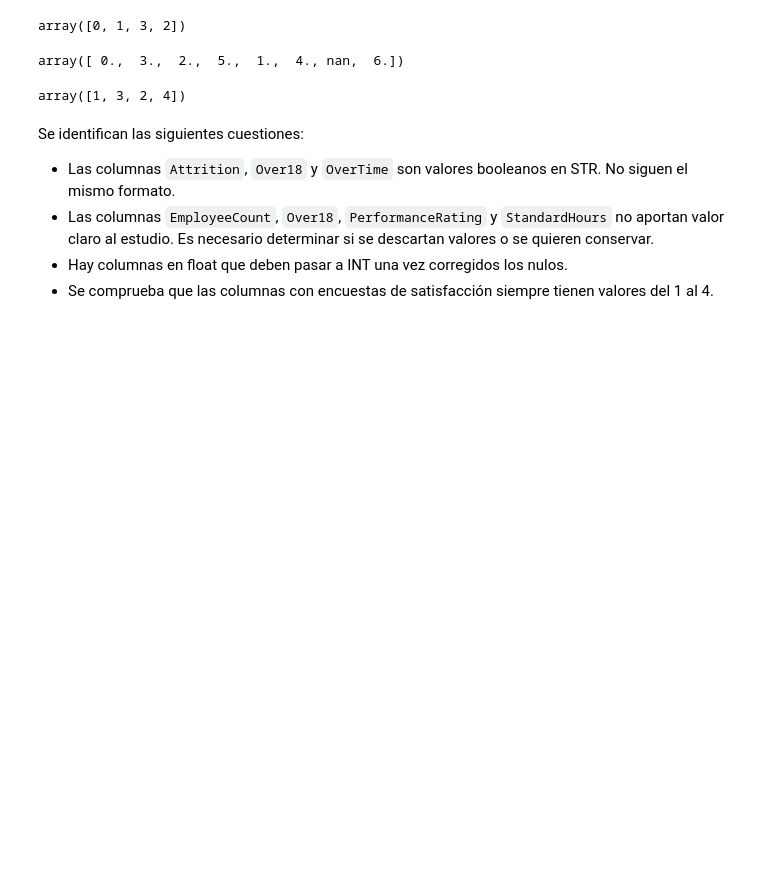
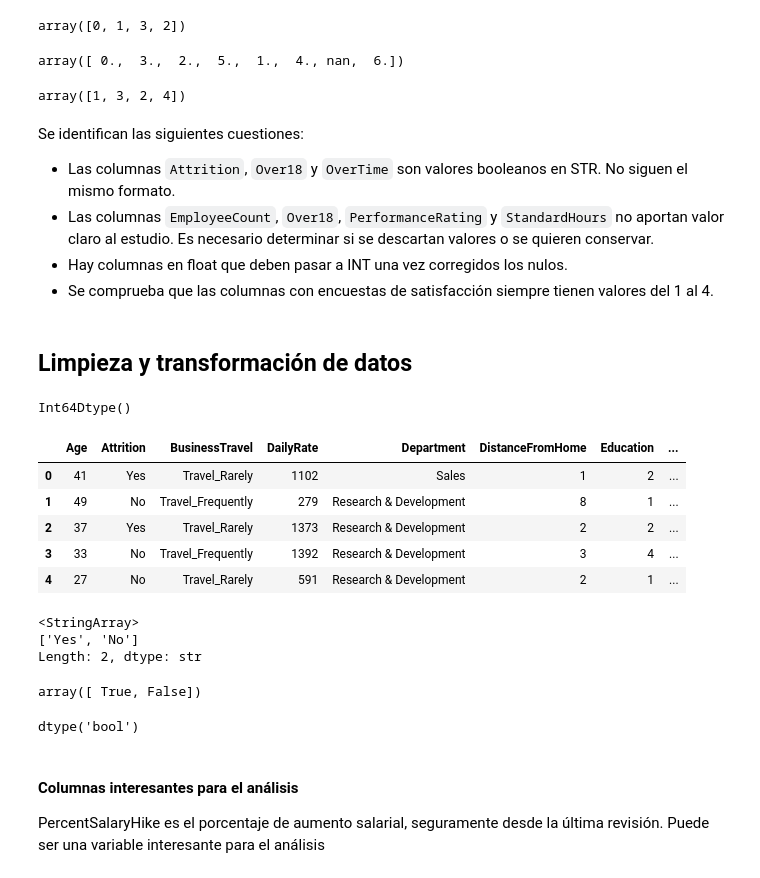
Before and after one commit to Adalab/project-da-promo-67-modulo-3-team-2, a Jupyter notebook: EDA_transformacion_limpieza.ipynb, the cells around one changed output. Saved outputs shown, nothing was run; the diff lists cells and outputs as text; code cells hidden in the pictures; blank space fills up the shorter version.

Commit message:
Transformaciones columnas Age, JobRole y Attrition

```diff
--- a/EDA.ipynb
+++ b/EDA_transformacion_limpieza.ipynb
@@ -205,3 +205,52 @@ Se identifican las siguientes cuestiones:
 * Las columnas `EmployeeCount`, `Over18`, `PerformanceRating` y `StandardHours` no aportan valor claro al estudio. Es necesario determinar si se descartan valores o se quieren conservar.
 * Hay columnas en float que deben pasar a INT una vez corregidos los nulos.
 * Se comprueba que las columnas con encuestas de satisfacción siempre tienen valores del 1 al 4.
+# %% [markdown]
+## Limpieza y transformación de datos
+# %%
+#Convertimos la columna Age a número entero
+## Usamos Int64 en vez de int porque Age tiene valores nulos.
+# El tipo Int64 permite trabajar con enteros y mantener los nulos como <NA>.
+df['Age'] = df['Age'].astype('Int64')
+df['Age'].dtype
+# %% [output]
+Int64Dtype()
+# %%
+# Convertimos JobRole a minúsculas y eliminamos espacios sobrantes
+# al principio y al final de cada valor.
+df['JobRole'] = df['JobRole'].str.strip().str.lower()
+df.head(5)
+# %% [output]
+|  | Age | Attrition | BusinessTravel | DailyRate | Department | DistanceFromHome | Education | ... |
+| 0 | 41 | Yes | Travel_Rarely | 1102 | Sales | 1 | 2 | ... |
+| 1 | 49 | No | Travel_Frequently | 279 | Research & Development | 8 | 1 | ... |
+| 2 | 37 | Yes | Travel_Rarely | 1373 | Research & Development | 2 | 2 | ... |
+| 3 | 33 | No | Travel_Frequently | 1392 | Research & Development | 3 | 4 | ... |
+| 4 | 27 | No | Travel_Rarely | 591 | Research & Development | 2 | 1 | ... |
+# %%
+# 1. Comprobamos los valores únicos actuales de la columna Attrition
+# Deberían aparecer únicamente los valores 'Yes' y 'No'.
+df['Attrition'].unique()
+# %% [output]
+<StringArray>
+['Yes', 'No']
+Length: 2, dtype: str
+# %%
+# 2. Convertimos la columna Attrition a valores booleanos
+# 'Yes' se transforma en True
+# 'No' se transforma en False
+df['Attrition'] = df['Attrition'].map({
+    'Yes': True,
+    'No': False
+})
+df['Attrition'].unique()
+# %% [output]
+array([ True, False])
+# %%
+df['Attrition'].dtype
+# %% [output]
+dtype('bool')
+# %% [markdown]
+#### Columnas interesantes para el análisis
+
+PercentSalaryHike es el porcentaje de aumento salarial, seguramente desde la última revisión. Puede ser una variable interesante para el análisis
```
